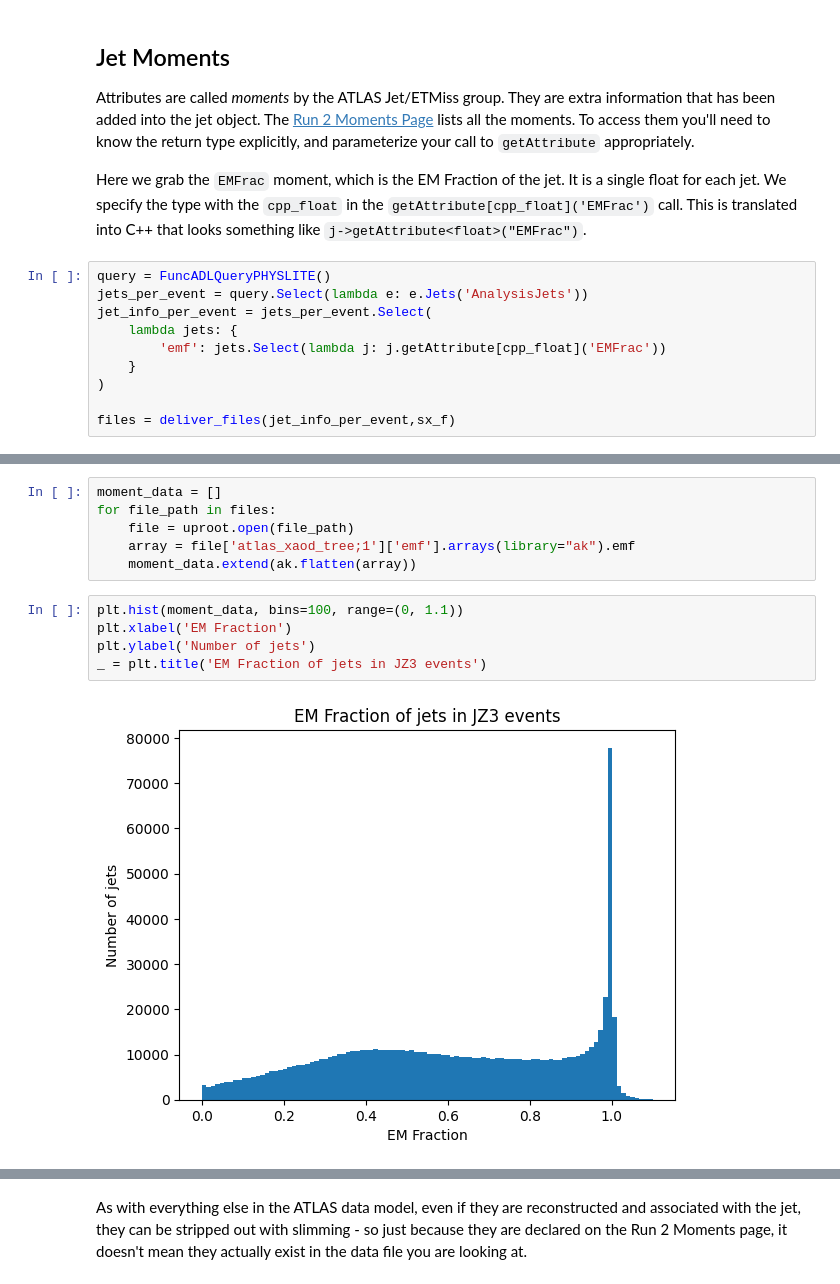
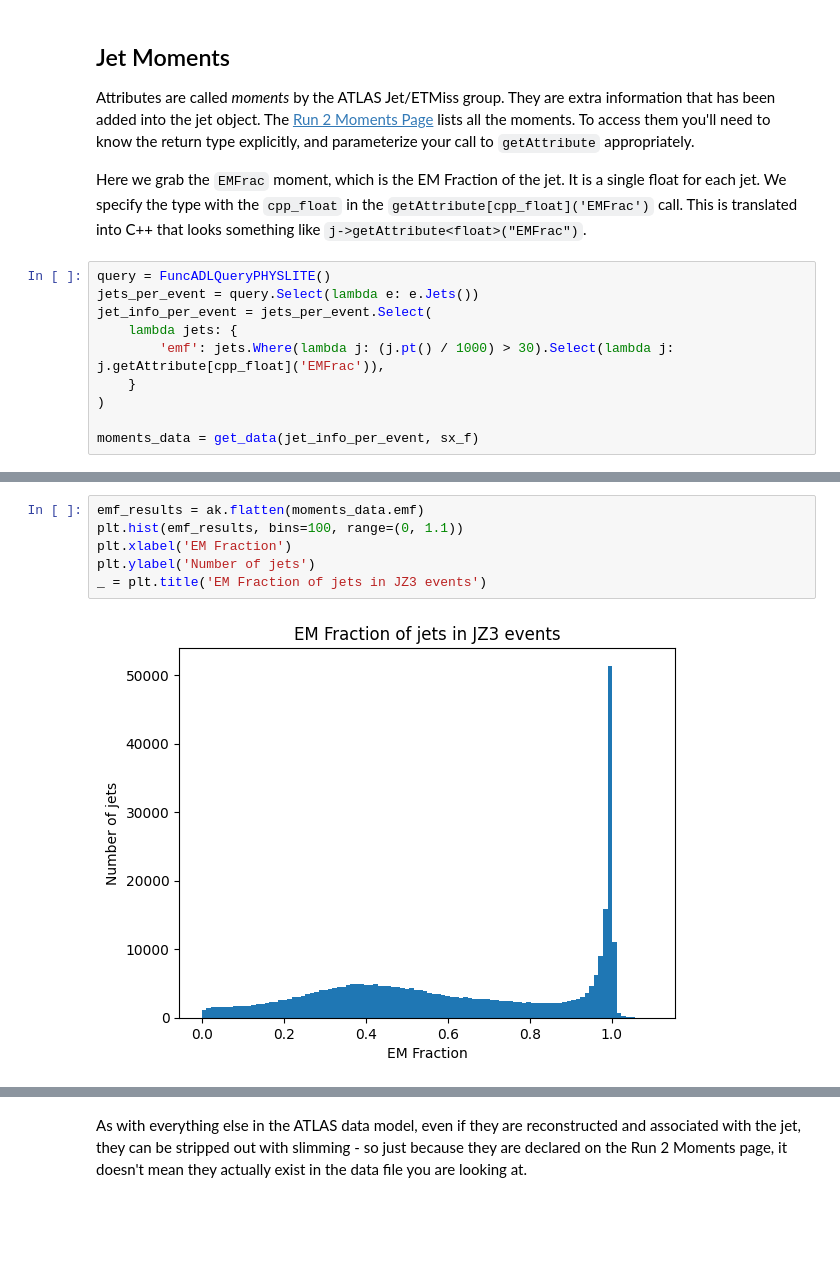
Before and after one commit to iris-hep/xaod_usage, a Jupyter notebook: book/chapters/jets.ipynb, the cells around one changed output, grey strips where cells are left out. Drawn from its saved outputs; the diff is of its cells as text; blank space fills up the shorter version.

Commit message:
Updated jets chapter to use get_data

```diff
--- a/book/chapters/jets.ipynb
+++ b/book/chapters/jets.ipynb
@@ -90,29 +85,24 @@ Attributes are called _moments_ by the ATLAS Jet/ETMiss group. They are extra in
 Here we grab the `EMFrac` moment, which is the EM Fraction of the jet. It is a single float for each jet. We specify the type with the `cpp_float` in the `getAttribute[cpp_float]('EMFrac')` call. This is translated into C++ that looks something like `j->getAttribute<float>("EMFrac")`.
 # %%
 query = FuncADLQueryPHYSLITE()
-jets_per_event = query.Select(lambda e: e.Jets('AnalysisJets'))
+jets_per_event = query.Select(lambda e: e.Jets())
 jet_info_per_event = jets_per_event.Select(
     lambda jets: {
-        'emf': jets.Select(lambda j: j.getAttribute[cpp_float]('EMFrac'))
+        'emf': jets.Where(lambda j: (j.pt() / 1000) > 30).Select(lambda j: j.getAttribute[cpp_float]('EMFrac')),
     }
 )
 
-files = deliver_files(jet_info_per_event,sx_f)
+moments_data = get_data(jet_info_per_event, sx_f)
 # %% [output]
 [interactive output not drawn]
 [interactive output not drawn]
-# %%
-moment_data = []
-for file_path in files:
-    file = uproot.open(file_path)
-    array = file['atlas_xaod_tree;1']['emf'].arrays(library="ak").emf
-    moment_data.extend(ak.flatten(array))
 # %%
-plt.hist(moment_data, bins=100, range=(0, 1.1))
+emf_results = ak.flatten(moments_data.emf)
+plt.hist(emf_results, bins=100, range=(0, 1.1))
 plt.xlabel('EM Fraction')
 plt.ylabel('Number of jets')
 _ = plt.title('EM Fraction of jets in JZ3 events')
 # %% [output]
-[figure, old version]
+[figure, new version]
 # %% [markdown]
 More complex objects can come back as well. For example, vectors of floats (`std::vector<float>`). Here is a sample with the sum track $p_T$ when track $p_T > 500$ MeV.
```
Also changed, not shown: parts of 8 cells of this notebook.
